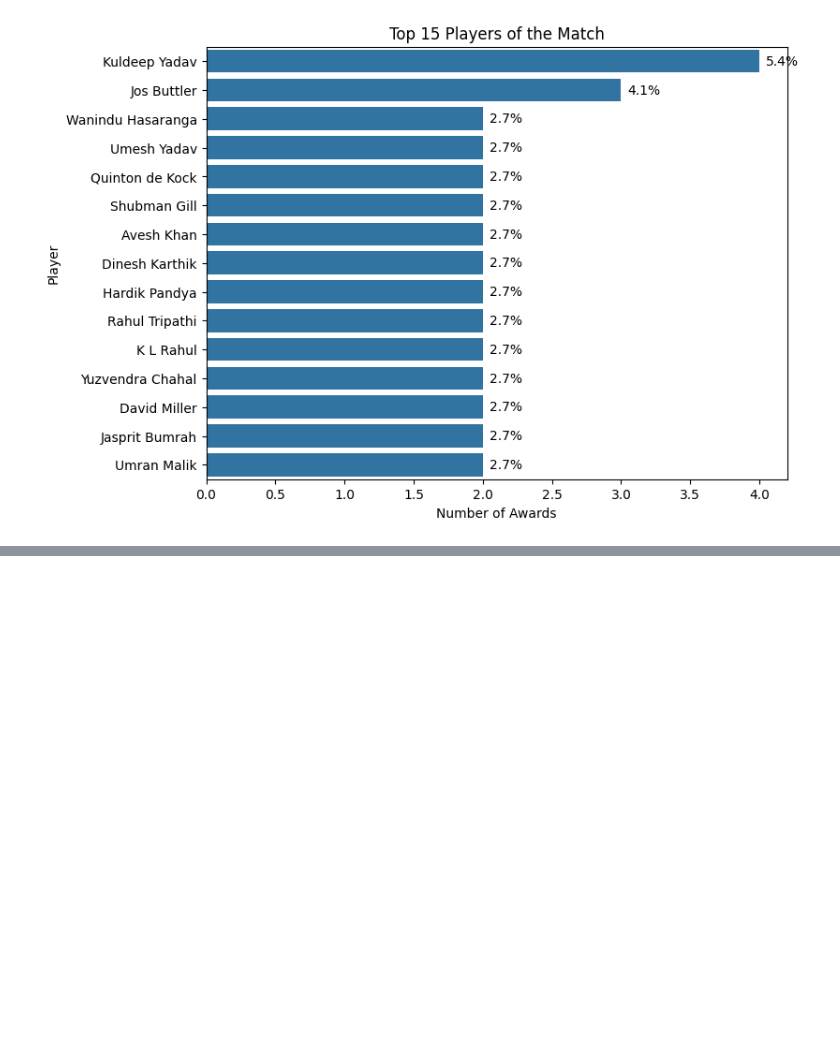
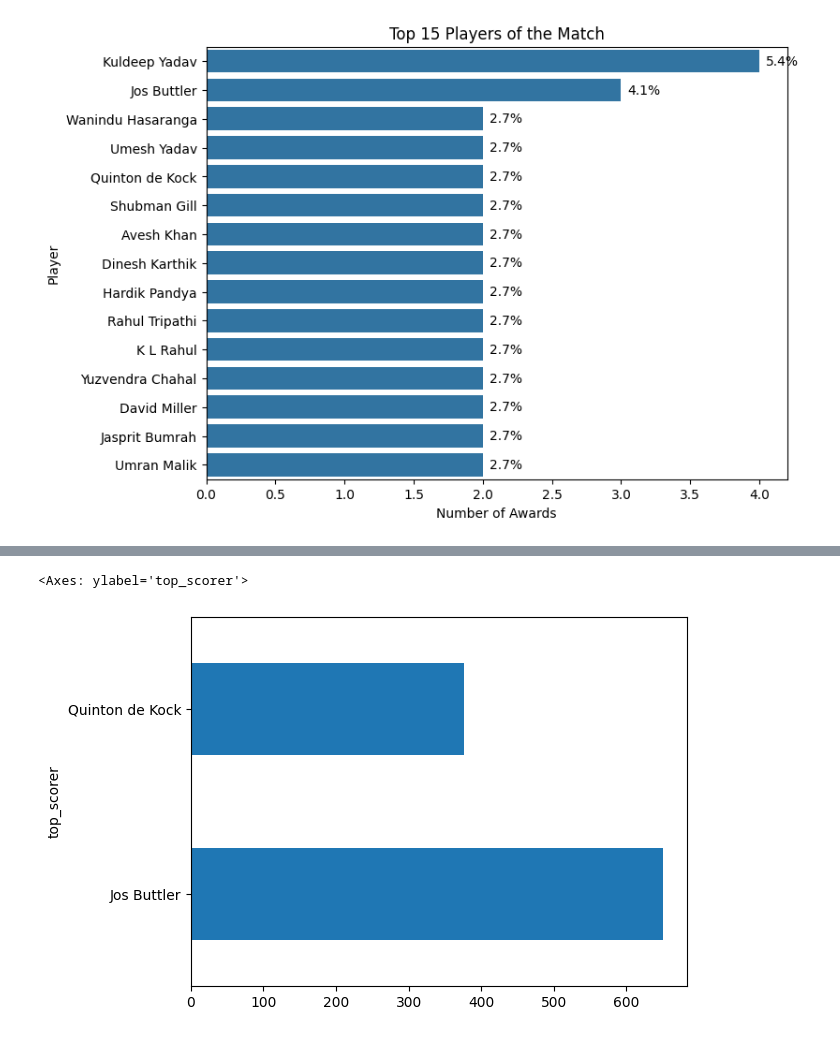
Before and after one commit to ZippoAI/Python-Data-Visualization, a Jupyter notebook: 4.Projects/1.IPLProject.ipynb, the cells around one changed output, grey strips where cells are left out. Drawn from its saved outputs; the diff is of its cells as text; code cells hidden in the pictures; blank space fills up the shorter version.

```diff
--- a/4.Projects/1.IPLProject.ipynb
+++ b/4.Projects/1.IPLProject.ipynb
@@ -209,0 +234,5 @@ for i, (count, pct) in enumerate(zip(award_top.values, percentages)):
+# %%
+high_score.head(2).plot(kind='barh')
+# %% [output]
+<Axes: ylabel='top_scorer'>
+[figure, added]
```
Also changed, not shown: parts of 14 cells of this notebook.
